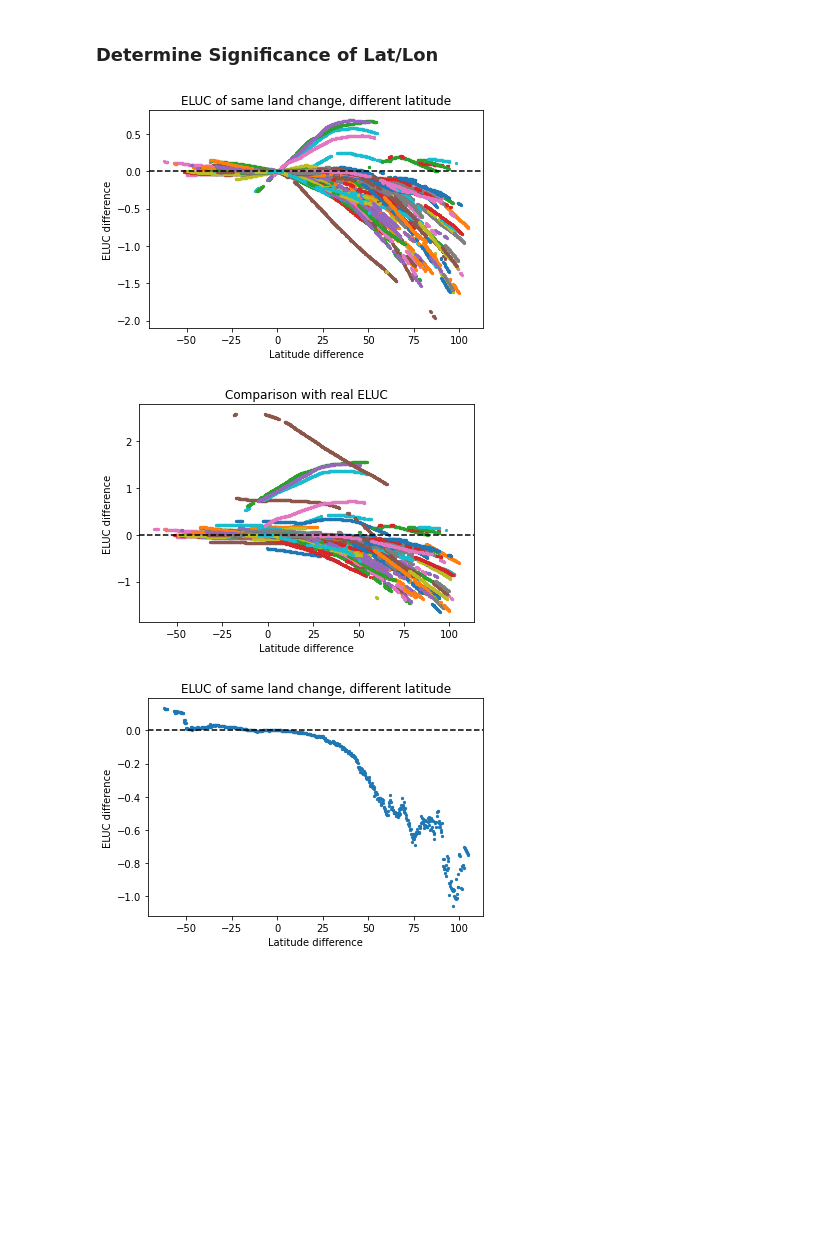
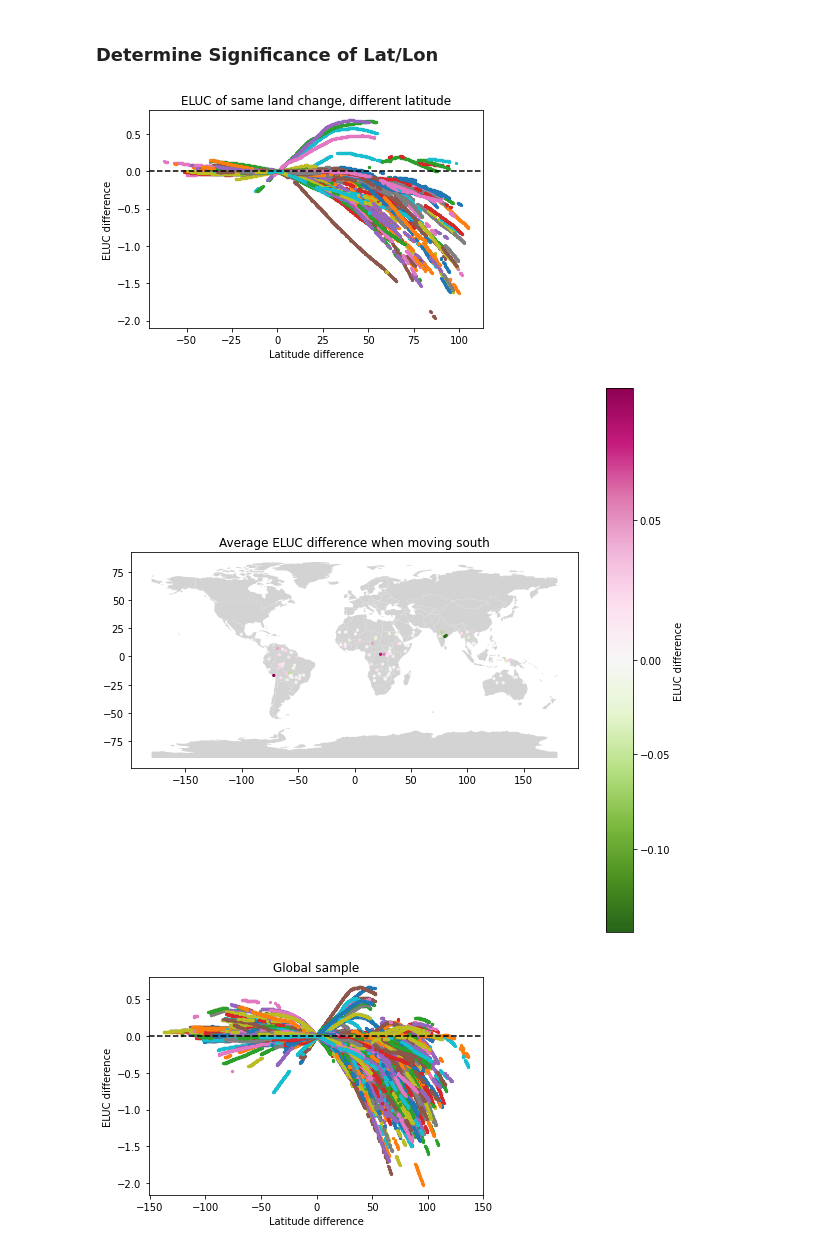
Before and after one commit to Project-Resilience/mvp, a Jupyter notebook: use_cases/eluc/experiments/predictor_experiments.ipynb, the cells around one changed output. Saved outputs shown, nothing was run; the diff lists cells and outputs as text; code cells hidden in the pictures; blank space fills up the shorter version.

```diff
--- a/use_cases/eluc/experiments/predictor_experiments.ipynb
+++ b/use_cases/eluc/experiments/predictor_experiments.ipynb
@@ -276,7 +277,7 @@ NeuralNet (Global) & 1649.193 & $0.046^{*}$ & $0.110^{*}$ & $0.025^{*\dag}$ & $0
 # Get random samples from the test dataset
 from collections import defaultdict
 
-def signif_latlon(lat_zone=(-23.5, 23.5), n=100, real_eluc=False, lat="lat", average=False, title=None):
+def signif_latlon(lat_zone=(-23.5, 23.5), n=100, real_eluc=False, lat="lat", average=False, title=None, show_map=False):
     """
     Determines the significance of latitude on ELUC.
     We take a random sample of n points from the tropic of capricon and compare the ELUC of the same land change applied
@@ -293,6 +294,7 @@ def signif_latlon(lat_zone=(-23.5, 23.5), n=100, real_eluc=False, lat="lat", ave
     if n > 0:
         capricorn_df = capricorn_df.sample(n, random_state=42)
 
+    avg_over_zero = []
     # Dict of lat diff -> eluc diff
     all_eluc_diffs = defaultdict(list)
     for idx, row in capricorn_df.iterrows():
@@ -312,6 +314,8 @@ def signif_latlon(lat_zone=(-23.5, 23.5), n=100, real_eluc=False, lat="lat", ave
 
         eluc_diffs = np.array(elucs - capricorn_eluc)
         lat_diffs = np.array(lats - capricorn_lat)
+
+        avg_over_zero.append(np.mean(eluc_diffs[lat_diffs < 0]))
 
         idxs = np.argsort(lat_diffs)
         lat_diffs = lat_diffs[idxs]
@@ -343,22 +347,38 @@ def signif_latlon(lat_zone=(-23.5, 23.5), n=100, real_eluc=False, lat="lat", ave
         plt.xlabel("Longitude difference")
     plt.ylabel("ELUC difference")
     plt.show()
+
+    if show_map:
+        capricorn_df["avg_eluc"] = avg_over_zero
+        norm = TwoSlopeNorm(vmin=capricorn_df["avg_eluc"].min(), vcenter=0, vmax=capricorn_df["avg_eluc"].max())
+        capricorn_df["geometry"] = capricorn_df.apply(lambda row: Point(row["lon"], row["lat"]), axis=1)
+        gdf = gpd.GeoDataFrame(capricorn_df, geometry="geometry")
+        gdf.set_crs(epsg=4326, inplace=True)
+        world = gpd.read_file(gpd.datasets.get_path("naturalearth_lowres"))
+        fig, ax = plt.subplots(figsize=(10, 10))
+        world.plot(ax=ax, color='lightgrey')
+        ax.scatter(gdf.geometry.x, gdf.geometry.y, c=capricorn_df["avg_eluc"], cmap="PiYG_r", norm=norm, s=5)
+        fig.colorbar(ScalarMappable(norm=norm, cmap="PiYG_r"), ax=ax, label="ELUC difference")
+        map_title = "Average ELUC difference when moving "
+        map_title = map_title + "south" if lat == "lat" else map_title + "west"
+        plt.title(map_title)
+        plt.show()
 # %%
-signif_latlon()
-signif_latlon(real_eluc=True, title="Comparison with real ELUC")
+signif_latlon(show_map=True)
+# signif_latlon(real_eluc=True, title="Comparison with real ELUC")
 
-signif_latlon(average=True)
+# signif_latlon(average=True)
 
 all_lat_zone = (-1000, 1000)
-signif_latlon(n=1000, lat_zone=all_lat_zone, title="Global sample")
+signif_latlon(n=1000, lat_zone=all_lat_zone, title="Global sample", show_map=True)
 
 africa_lons = (-20, 55)
-signif_latlon(n=1000, lat="lon", lat_zone=africa_lons, title="Longitude comparison")
-signif_latlon(n=1000, lat="lon", lat_zone=africa_lons, real_eluc=True, title="Longitude comparison real ELUC")
-signif_latlon(n=1000, lat="lon", lat_zone=africa_lons, average=True, title="Longitude comparison average")
+signif_latlon(n=1000, lat="lon", lat_zone=africa_lons, title="Longitude comparison", show_map=True)
+# signif_latlon(n=1000, lat="lon", lat_zone=africa_lons, real_eluc=True, title="Longitude comparison real ELUC")
+# signif_latlon(n=1000, lat="lon", lat_zone=africa_lons, average=True, title="Longitude comparison average")
 
-signif_latlon(n=1000, lat="lon", lat_zone=all_lat_zone, title="Global longitude comparison")
+signif_latlon(n=1000, lat="lon", lat_zone=all_lat_zone, title="Global longitude comparison", show_map=True)
 # %% [output]
 [figure]
-[figure, old version]
+[figure, new version]
-[figure, old version]
+[figure, new version]
```
Also changed, not shown: parts of 2 cells of this notebook, 1 other file.
